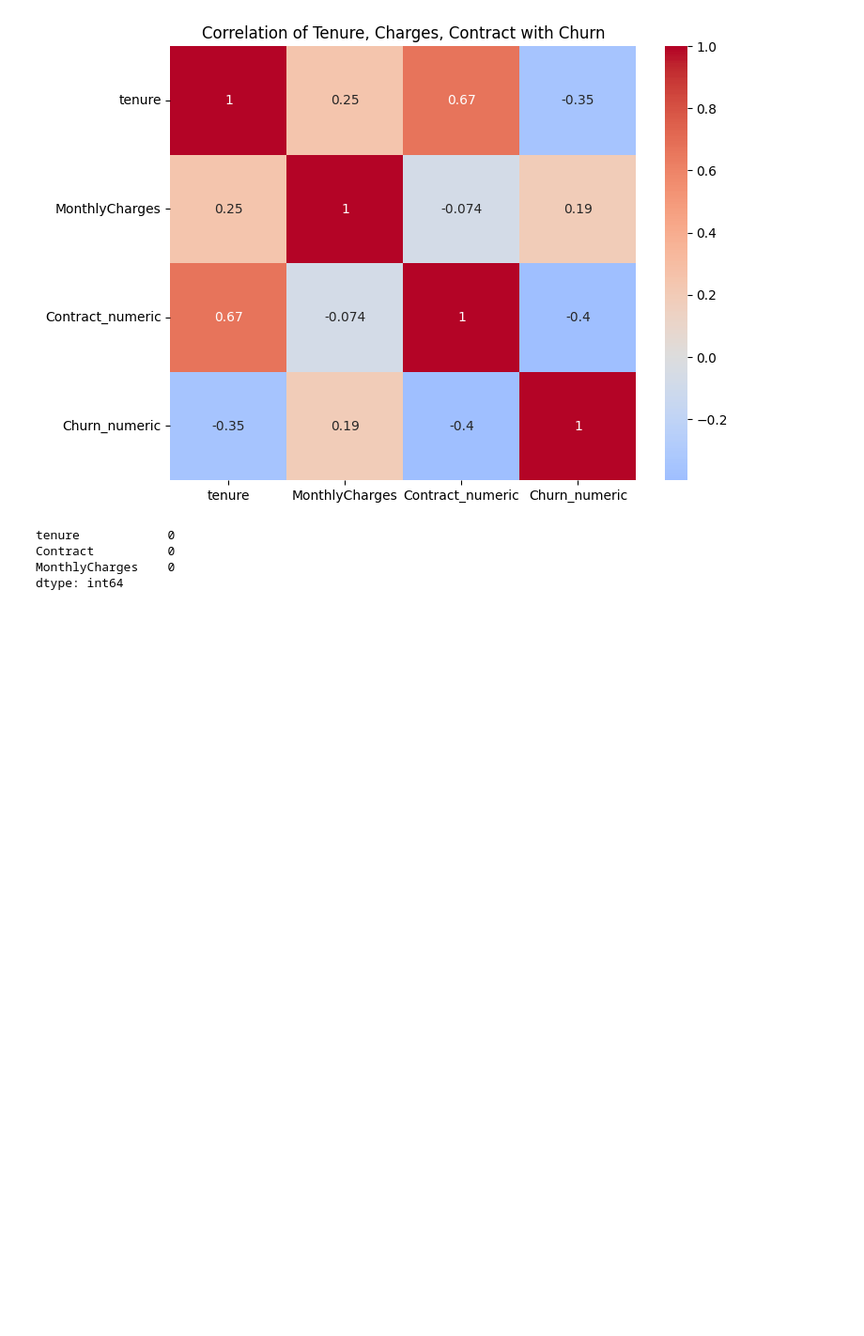
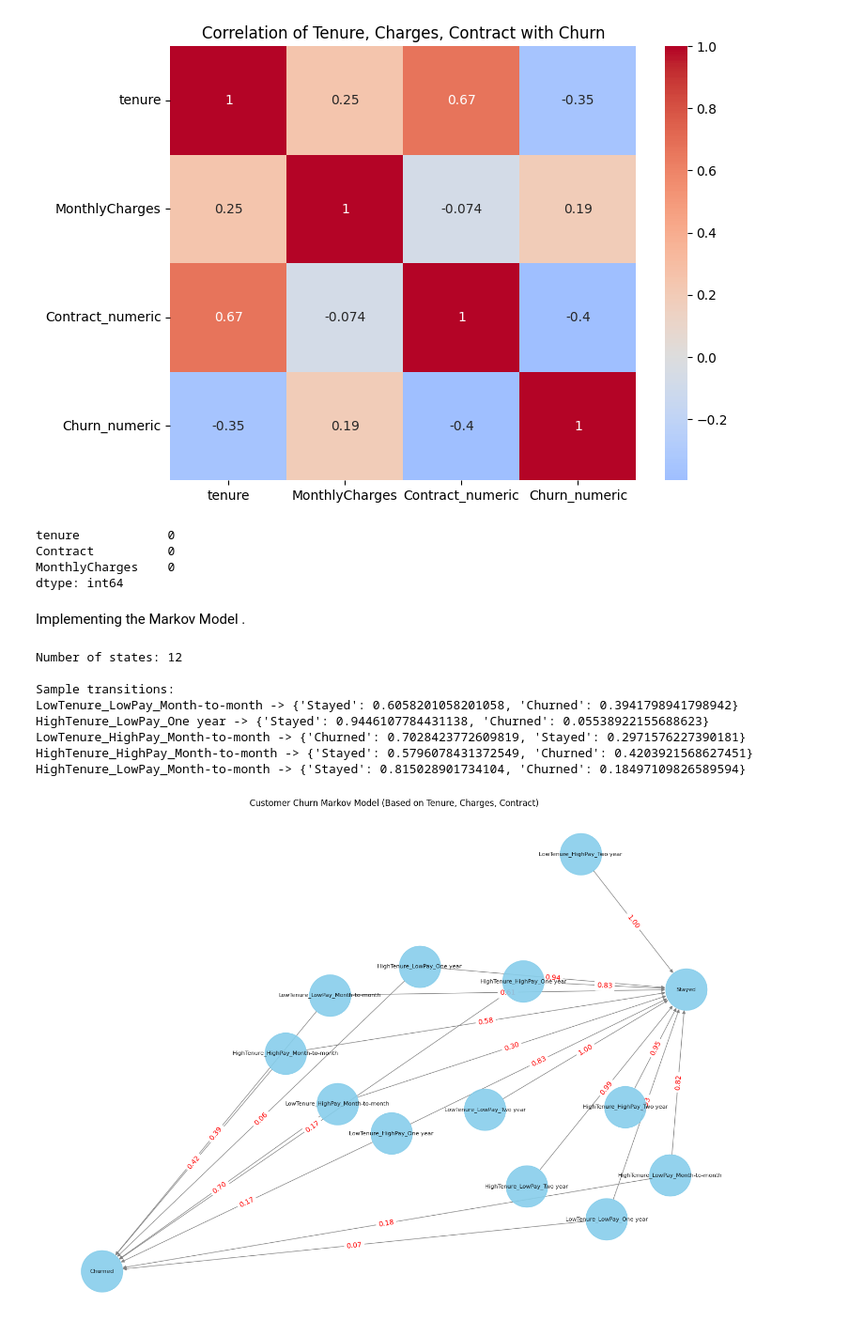
Before and after one commit to youssefkamel02/AI-milestone, a Jupyter notebook: trial-1.ipynb, the cells around one changed output. Shown at 94% size. Drawn from its saved outputs; the diff is of its cells as text; code cells hidden in the pictures; blank space fills up the shorter version.

```diff
--- a/trial-1.ipynb
+++ b/trial-1.ipynb
@@ -204,3 +204,73 @@ tenure            0
 Contract          0
 MonthlyCharges    0
 dtype: int64
+# %% [markdown]
+Implementing the Markov Model .
+# %%
+import networkx as nx
+
+median_charge = df["MonthlyCharges"].median()
+
+def create_state(row):
+    tenure_state = "LowTenure" if row["tenure"] < 12 else "HighTenure"
+    charge_state = "LowPay" if row["MonthlyCharges"] < median_charge else "HighPay"
+    return f"{tenure_state}_{charge_state}_{row['Contract']}"
+
+df["Current"] = df.apply(create_state, axis=1)
+
+# Define next state: Churned or Stayed
+# Use the 'Churn_numeric' column which contains 0s and 1s
+df["Next"] = df["Churn_numeric"].apply(lambda x: "Churned" if x == 1 else "Stayed")
+
+markov_model = {}
+
+for i in range(len(df["Current"])):
+    curr_state = df["Current"].iloc[i]
+    next_state = df["Next"].iloc[i]
+
+    if curr_state not in markov_model:
+        markov_model[curr_state] = {}
+
+    if next_state not in markov_model[curr_state]:
+        markov_model[curr_state][next_state] = 1
+    else:
+        markov_model[curr_state][next_state] += 1
+
+for curr_state, transitions in markov_model.items():
+    total = sum(transitions.values())
+    if total > 0: # Avoid division by zero if a state has no transitions
+        for state, count in transitions.items():
+            markov_model[curr_state][state] = count / total
+
+print("Number of states:", len(markov_model.keys()))
+print("\nSample transitions:")
+for k, v in list(markov_model.items())[:5]:
+    print(f"{k} -> {v}")
+
+G = nx.DiGraph()
+
+for curr_state, transitions in markov_model.items():
+    for next_state, prob in transitions.items():
+        if prob > 0.05: # Only add edges with significant probability
+            G.add_edge(curr_state, next_state, weight=prob)
+
+plt.figure(figsize=(14, 10)) # Increased figure size
+pos = nx.spring_layout(G, k=0.8, iterations=50, seed=42) # Increased k, iterations, and added seed
+nx.draw(G, pos, with_labels=True, node_size=3500, node_color="skyblue", font_size=8, edge_color='gray', alpha=0.9)
+nx.draw_networkx_edge_labels(
+    G, pos,
+    edge_labels={(i, j): f"{d['weight']:.2f}" for i, j, d in G.edges(data=True)},
+    font_color='red'
+)
+plt.title("Customer Churn Markov Model (Based on Tenure, Charges, Contract)")
+plt.show()
+# %% [output]
+Number of states: 12
+
+Sample transitions:
+LowTenure_LowPay_Month-to-month -> {'Stayed': 0.6058201058201058, 'Churned': 0.3941798941798942}
+HighTenure_LowPay_One year -> {'Stayed': 0.9446107784431138, 'Churned': 0.05538922155688623}
+LowTenure_HighPay_Month-to-month -> {'Churned': 0.7028423772609819, 'Stayed': 0.2971576227390181}
+HighTenure_HighPay_Month-to-month -> {'Stayed': 0.5796078431372549, 'Churned': 0.4203921568627451}
+HighTenure_LowPay_Month-to-month -> {'Stayed': 0.815028901734104, 'Churned': 0.18497109826589594}
+[figure, added]
```
